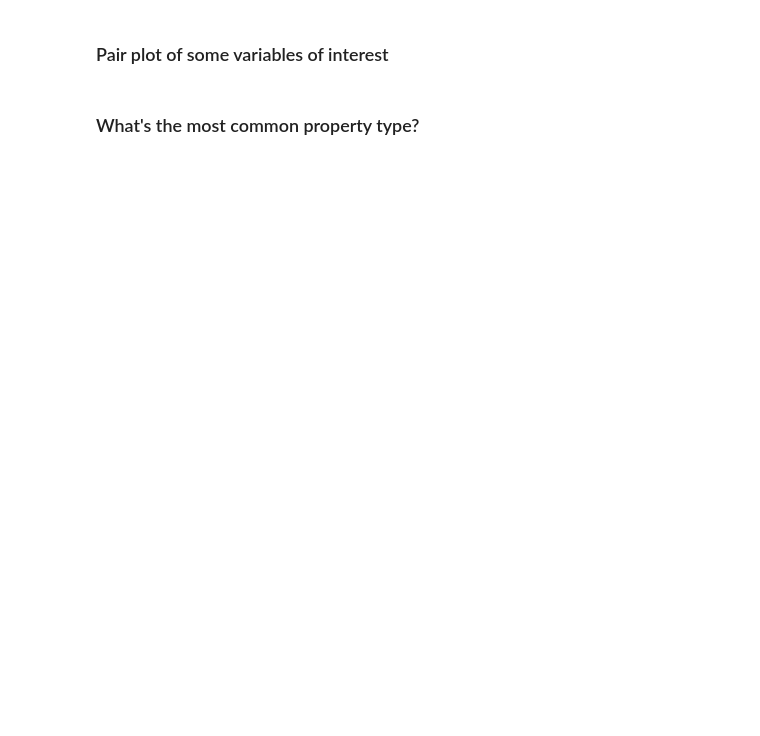
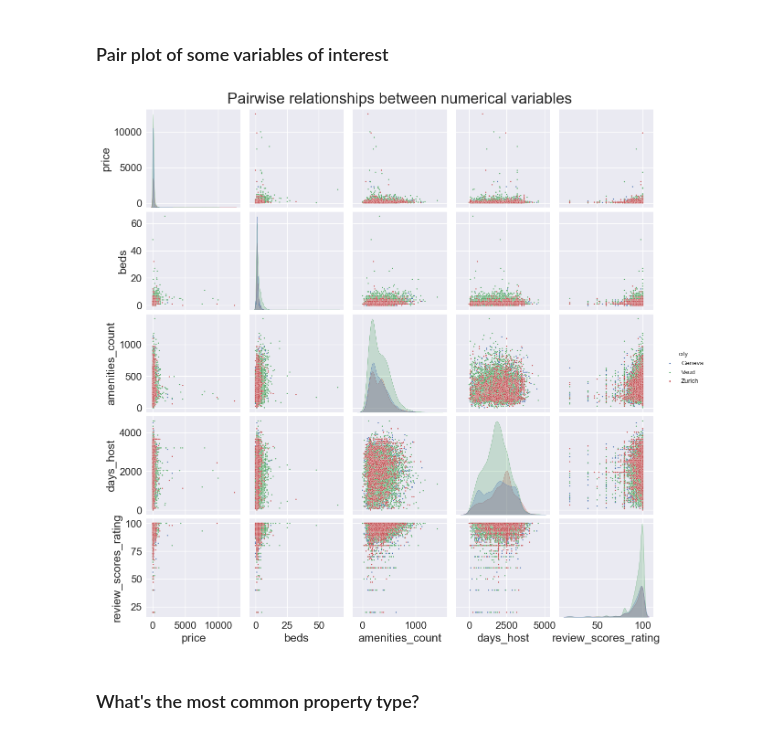
Before and after one commit to arnauddhaene/airbnb-visualized, a Jupyter notebook: notebooks/eda.ipynb, the cells around one changed output. Drawn from its saved outputs; the diff is of its cells as text; code cells hidden in the pictures; blank space fills up the shorter version.

```diff
--- a/notebooks/eda.ipynb
+++ b/notebooks/eda.ipynb
@@ -23,9 +25,10 @@ import seaborn as sns
 plt.style.use('seaborn')
 
 mpl.rcParams['figure.dpi'] = 100
-mpl.rcParams['figure.figsize'] = [15, 10]
-mpl.rcParams['axes.titlesize'] = 24
-mpl.rcParams['axes.labelsize'] = 20
+mpl.rcParams['figure.figsize'] = [9.66, 6]
+mpl.rcParams['figure.titlesize'] = 24
+mpl.rcParams['axes.titlesize'] = 20
+mpl.rcParams['axes.labelsize'] = 18
 mpl.rcParams['lines.linewidth'] = 2
 mpl.rcParams['lines.markersize'] = 2
 mpl.rcParams['xtick.labelsize'] = 16
@@ -39,8 +42,19 @@ EDA for the `listings` data.
 # %%
 # Alternatively, if you are not running the Notebook in Google Colab
 
-#from google.colab import drive
-#drive.mount('/content/drive/')
-#listings = pd.read_csv('drive/MyDrive/com-480-cam/data/vaud/listings-detailed.csv')
+# from google.colab import drive
+# drive.mount('/content/drive/')
+# listings = pd.read_csv('drive/MyDrive/com-480-cam/data/vaud/listings-detailed.csv')
 
-listings = pd.read_csv('../data/vaud/listings-detailed.csv')
+geneva = pd.read_csv('../data/geneva/listings-detailed.csv')
+geneva['city'] = 'Geneva'
+
+vaud = pd.read_csv('../data/vaud/listings-detailed.csv')
+vaud['city'] = 'Vaud'
+
+zurich = pd.read_csv('../data/zurich/listings-detailed.csv')
+zurich['city'] = 'Zurich'
+
+listings = pd.concat([geneva, vaud, zurich])
+
+print(f'Concatenated pd.DataFrame of shape: {listings.shape}')
@@ -92,2 +152,11 @@ plt.show()
+# %%
+g = sns.pairplot(data=listings, vars=['price', 'beds', 'amenities_count', 'days_host', 'review_scores_rating'], hue="city")
+
+g.fig.subplots_adjust(top=0.95)
+g.fig.suptitle('Pairwise relationships between numerical variables')
+
+plt.show()
+# %% [output]
+[figure, added]
 # %% [markdown]
 ### What's the most common property type?
```
Also changed, not shown: parts of 34 cells of this notebook.
